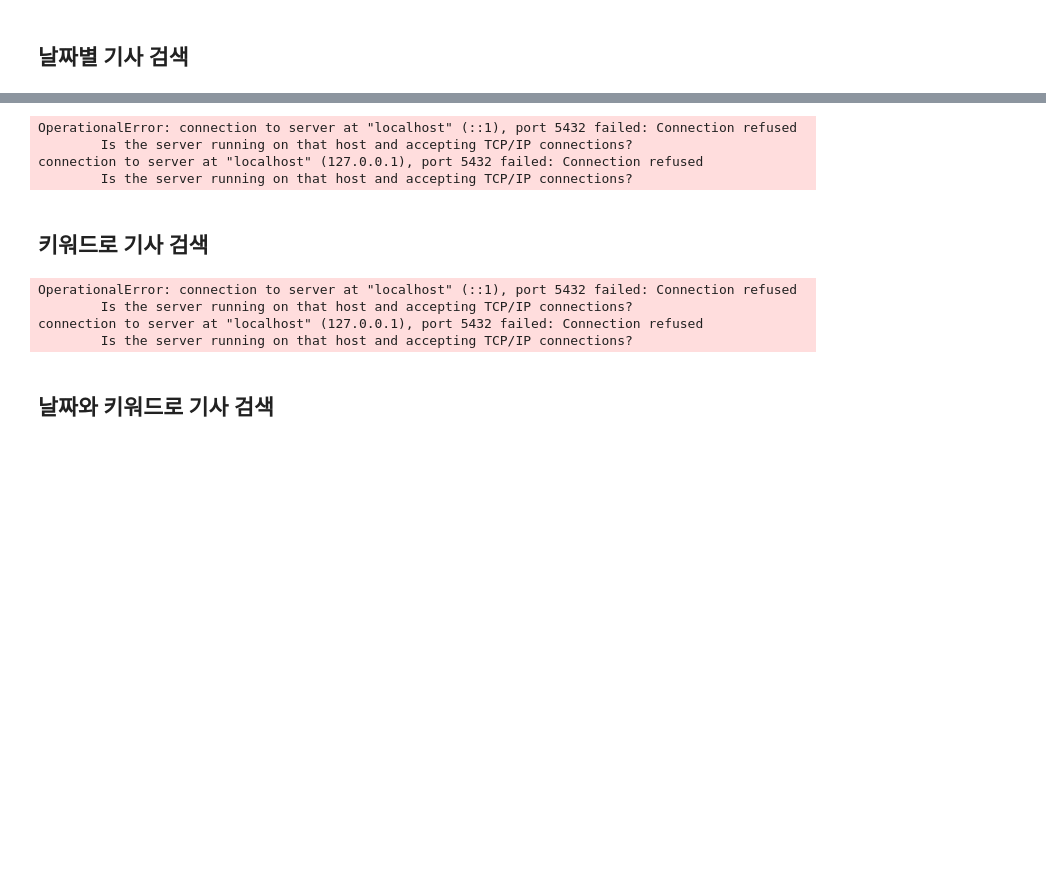
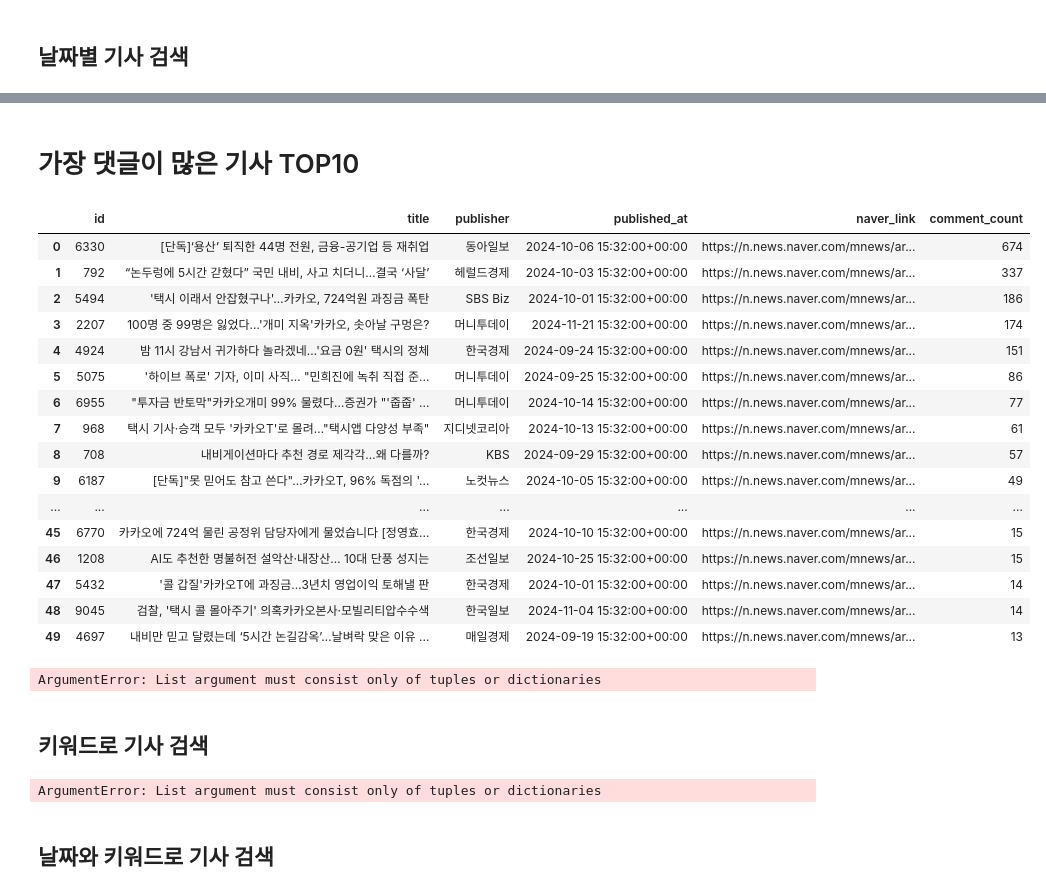
Before and after one commit to adalgu/RiskWatch, a Jupyter notebook: scripts/notebook/db_query.ipynb, the cells around one changed output, grey strips where cells are left out. Saved outputs shown, nothing was run; the diff lists cells and outputs as text; code cells hidden in the pictures; blank space fills up the shorter version.

```diff
--- a/scripts/notebook/db_query.ipynb
+++ b/scripts/notebook/db_query.ipynb
@@ -87,10 +81,65 @@ connection to server at "localhost" (127.0.0.1), port 5432 failed: Connection re
+# %% [markdown]
+# 가장 댓글이 많은 기사 TOP10
+# %%
+import pandas as pd
+from sqlalchemy import create_engine, text
+
+# PostgreSQL 연결
+engine = create_engine("postgresql://postgres:password@localhost:5432/news_db")
+
+# SQL 쿼리
+query = text("""
+WITH comment_counts AS (
+    SELECT
+        article_id,
+        COUNT(*) as comment_count
+    FROM comments
+    GROUP BY article_id
+)
+SELECT
+    a.id,
+    a.title,
+    a.publisher,
+    a.published_at,
+    a.naver_link,
+    COALESCE(cc.comment_count, 0) as comment_count
+FROM articles a
+LEFT JOIN comment_counts cc ON a.id = cc.article_id
+WHERE
+    a.title LIKE '%카카오모빌리티%' OR
+    a.main_keyword LIKE '%카카오모빌리티%'
+ORDER BY comment_count DESC
+LIMIT 50;
+""")
+
+# 쿼리 실행
+df = pd.read_sql_query(query, engine)
+display(df)
+# %% [output]
+|  | id | title | publisher | published_at | naver_link | comment_count |
+| 0 | 6330 | [단독]‘용산’ 퇴직한 44명 전원, 금융-공기업 등 재취업 | 동아일보 | 2024-10-06 15:32:00+00:00 | https://n.news.naver.com/mnews/ar... | 674 |
+| 1 | 792 | “논두렁에 5시간 갇혔다” 국민 내비, 사고 치더니…결국 ‘사달’ | 헤럴드경제 | 2024-10-03 15:32:00+00:00 | https://n.news.naver.com/mnews/ar... | 337 |
+| 2 | 5494 | '택시 이래서 안잡혔구나'…카카오, 724억원 과징금 폭탄 | SBS Biz | 2024-10-01 15:32:00+00:00 | https://n.news.naver.com/mnews/ar... | 186 |
+| 3 | 2207 | 100명 중 99명은 잃었다…'개미 지옥'카카오, 솟아날 구멍은? | 머니투데이 | 2024-11-21 15:32:00+00:00 | https://n.news.naver.com/mnews/ar... | 174 |
+| 4 | 4924 | 밤 11시 강남서 귀가하다 놀라겠네…'요금 0원' 택시의 정체 | 한국경제 | 2024-09-24 15:32:00+00:00 | https://n.news.naver.com/mnews/ar... | 151 |
+| 5 | 5075 | '하이브 폭로' 기자, 이미 사직… "민희진에 녹취 직접 준... | 머니투데이 | 2024-09-25 15:32:00+00:00 | https://n.news.naver.com/mnews/ar... | 86 |
+| 6 | 6955 | "투자금 반토막"카카오개미 99% 물렸다…증권가 "'줍줍' ... | 머니투데이 | 2024-10-14 15:32:00+00:00 | https://n.news.naver.com/mnews/ar... | 77 |
+| 7 | 968 | 택시 기사·승객 모두 '카카오T'로 몰려…"택시앱 다양성 부족" | 지디넷코리아 | 2024-10-13 15:32:00+00:00 | https://n.news.naver.com/mnews/ar... | 61 |
+| 8 | 708 | 내비게이션마다 추천 경로 제각각…왜 다를까? | KBS | 2024-09-29 15:32:00+00:00 | https://n.news.naver.com/mnews/ar... | 57 |
+| 9 | 6187 | [단독]"못 믿어도 참고 쓴다"…카카오T, 96% 독점의 '... | 노컷뉴스 | 2024-10-05 15:32:00+00:00 | https://n.news.naver.com/mnews/ar... | 49 |
+| ... | ... | ... | ... | ... | ... | ... |
+| 45 | 6770 | 카카오에 724억 물린 공정위 담당자에게 물었습니다 [정영효... | 한국경제 | 2024-10-10 15:32:00+00:00 | https://n.news.naver.com/mnews/ar... | 15 |
+| 46 | 1208 | AI도 추천한 명불허전 설악산·내장산… 10대 단풍 성지는 | 조선일보 | 2024-10-25 15:32:00+00:00 | https://n.news.naver.com/mnews/ar... | 15 |
+| 47 | 5432 | '콜 갑질'카카오T에 과징금…3년치 영업이익 토해낼 판 | 한국경제 | 2024-10-01 15:32:00+00:00 | https://n.news.naver.com/mnews/ar... | 14 |
+| 48 | 9045 | 검찰, '택시 콜 몰아주기' 의혹카카오본사·모빌리티압수수색 | 한국일보 | 2024-11-04 15:32:00+00:00 | https://n.news.naver.com/mnews/ar... | 14 |
+| 49 | 4697 | 내비만 믿고 달렸는데 ‘5시간 논길감옥’…날벼락 맞은 이유 ... | 매일경제 | 2024-09-19 15:32:00+00:00 | https://n.news.naver.com/mnews/ar... | 13 |
 # %%
 def search_by_date(date_str):
     """
     특정 날짜의 기사를 검색합니다.
     :param date_str: 'YYYY-MM-DD' 형식의 날짜 문자열
     """
-    conn = get_db_connection()
+    engine = get_db_connection()
 
     query = """
     SELECT
@@ -104,18 +153,14 @@ def search_by_date(date_str):
     ORDER BY published_at DESC
     """
 
-    df = pd.read_sql_query(query, conn, params=[date_str])
-    conn.close()
+    df = pd.read_sql_query(query, engine, params=[date_str])
     return df
 
 # 사용 예시:
 df = search_by_date('2024-10-15')
 display(df)
 # %% [output]
-OperationalError: connection to server at "localhost" (::1), port 5432 failed: Connection refused
-        Is the server running on that host and accepting TCP/IP connections?
-connection to server at "localhost" (127.0.0.1), port 5432 failed: Connection refused
-        Is the server running on that host and accepting TCP/IP connections?
+ArgumentError: List argument must consist only of tuples or dictionaries
 # %% [markdown]
 ## 키워드로 기사 검색
 # %%
@@ -124,7 +169,7 @@ def search_by_keyword(keyword):
     키워드가 포함된 기사를 검색합니다.
     :param keyword: 검색할 키워드
     """
-    conn = get_db_connection()
+    engine = get_db_connection()
 
     query = """
     SELECT
@@ -141,18 +186,14 @@ def search_by_keyword(keyword):
     """
 
     search_pattern = f'%{keyword}%'
-    df = pd.read_sql_query(query, conn, params=[search_pattern, search_pattern])
-    conn.close()
+    df = pd.read_sql_query(query, engine, params=[search_pattern, search_pattern])
     return df
 
 # 사용 예시:
 df = search_by_keyword('카카오모빌리티')
 display(df)
 # %% [output]
-OperationalError: connection to server at "localhost" (::1), port 5432 failed: Connection refused
-        Is the server running on that host and accepting TCP/IP connections?
-connection to server at "localhost" (127.0.0.1), port 5432 failed: Connection refused
-        Is the server running on that host and accepting TCP/IP connections?
+ArgumentError: List argument must consist only of tuples or dictionaries
 # %% [markdown]
 ## 날짜와 키워드로 기사 검색
 # %%
```
Also changed, not shown: parts of 12 cells of this notebook, 50 other files.
